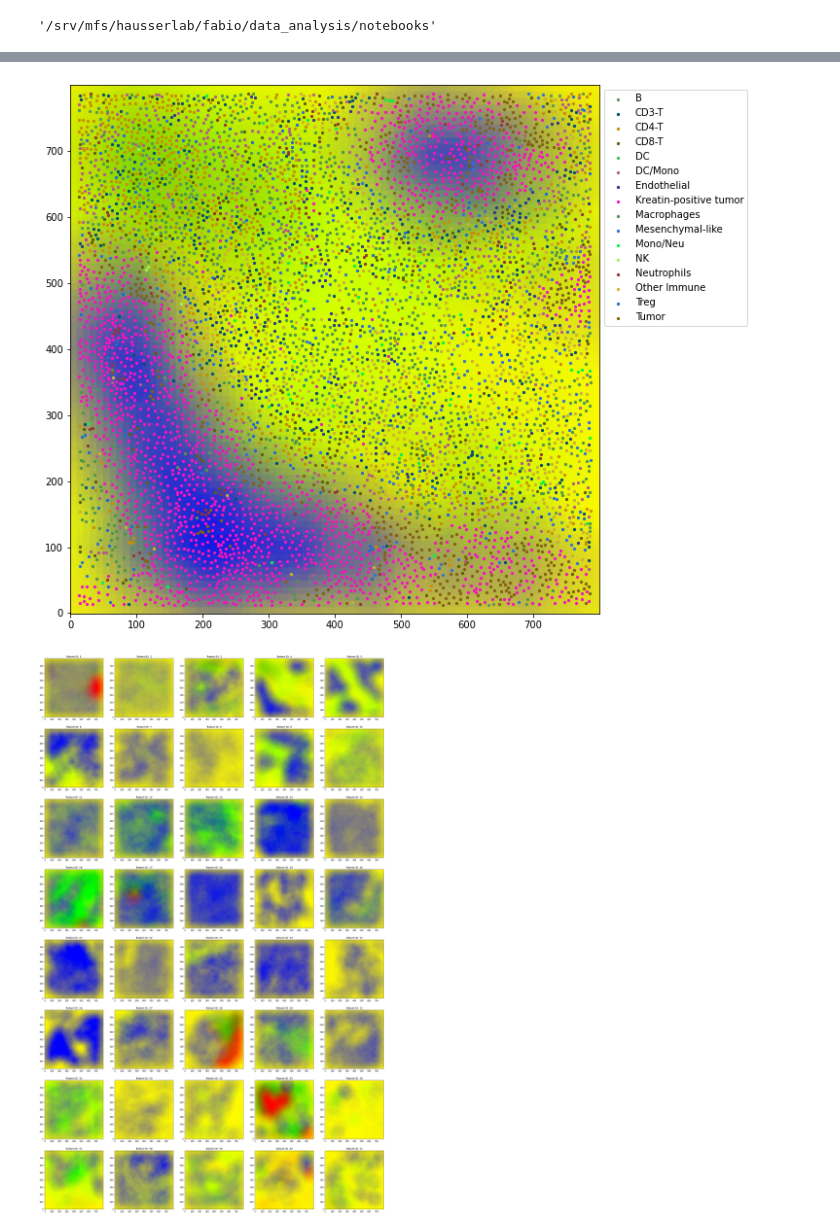
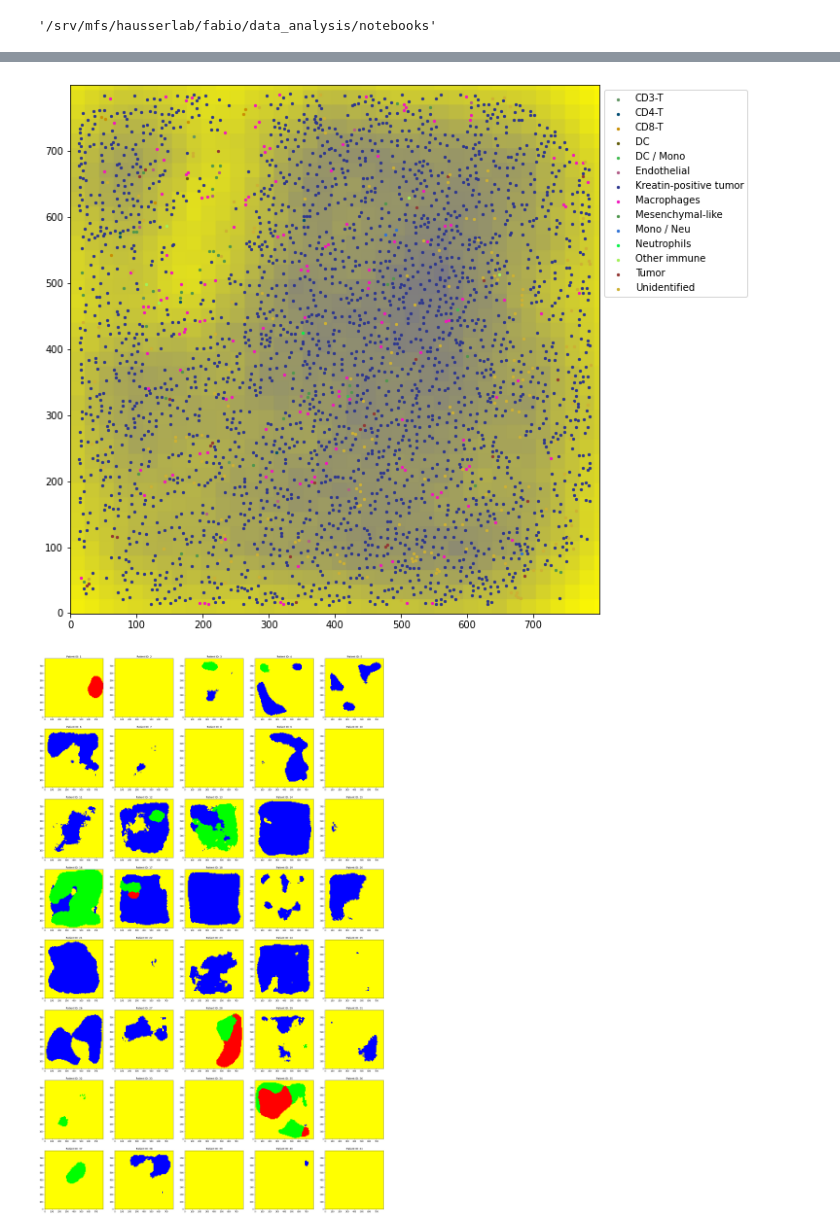
Before and after one commit to jhausserlab/NIPMAP, a Jupyter notebook: notebooks/cell_positions_visualization.ipynb, the cells around one changed output, grey strips where cells are left out. Drawn from its saved outputs; the diff is of its cells as text; code cells hidden in the pictures.

Commit message:
fixed cells labels (with david suggestions)

```diff
--- a/notebooks/cell_positions_visualization.ipynb
+++ b/notebooks/cell_positions_visualization.ipynb
@@ -21,9 +25,9 @@ from src.utils.equations import color_mapper
 # %%
-patientID = 4
-CELL_TYPES = ['Kreatin-positive tumor', 'Treg', 'CD3-T', 'Neutrophils', 'Tumor', 'B',
-              'Macrophages', 'Mesenchymal-like', 'Other Immune', 'CD8-T', 'CD4-T',
-              'Undefined', 'Mono/Neu', 'DC/Mono', 'Endothelial', 'DC', 'NK']
+patientID = 22
+CELL_TYPES = ['CD8-T', 'Other immune', 'DC / Mono', 'CD3-T', 'B', 'NK', 'Kreatin-positive tumor', 'Tumor',
+              'CD4-T', 'Mesenchymal-like', 'Macrophages', 'Endothelial', 'Tregs', 'Unidentified', 'DC', 'Mono / Neu',
+              'Neutrophils']
 cell_data = pd.read_csv("../../output/cell_positions_data/patient{}_cell_positions.csv".format(patientID))
-print(cell_data.shape)
+print(cell_data['cell_type'].unique(), len(cell_data['cell_type'].unique()))
 plot_cells_positions(cell_data, CELL_TYPES, to_plot = 'all')
 # %% [output]
@@ -32,8 +38,5 @@ plot_cells_positions(cell_data, CELL_TYPES, to_plot = 'all')
 # %%
-GRANULARITY = 10
-CELL_TYPES = ['Kreatin-positive tumor', 'Treg', 'CD3-T', 'Neutrophils', 'Tumor', 'B',
-              'Macrophages', 'Mesenchymal-like', 'Other Immune', 'CD8-T', 'CD4-T',
-              'Undefined', 'Mono/Neu', 'DC/Mono', 'Endothelial', 'DC', 'NK']
+GRANULARITY = 22
 cell_data = pd.read_csv("../../output/cell_positions_data/patient{}_cell_positions.csv".format(patientID))
 with open("pca_3d", "rb") as f:
     pca_3d = pickle.load(f)
@@ -42,9 +45,9 @@ with open("AA_3D", "rb") as f:
     AA_3D = pickle.load(f)
 plot_cells_positions(cell_data, CELL_TYPES, segment_image=True, segmentation_type='rgb', granularity=GRANULARITY, pca_obj=pca_3d, AA_obj=AA_3D, to_plot = 'all')
 # %% [output]
-[figure, old version]
+[figure, new version]
 # %%
 patient_ids = [1, 2, 3, 4, 5, 6, 7, 8, 9, 10, 11, 12, 13, 14, 15, 16, 17, 18, 19, 20, 21, 22, 23, 24, 25, 26, 27, 28, 29, 31, 32, 33, 34, 35, 36, 37, 38, 39, 40, 41]
-plot_all_tumors_cell_positions(patient_ids, CELL_TYPES, segment_image=True, segmentation_type='rgb', granularity=GRANULARITY, pca_obj=pca_3d, AA_obj=AA_3D, to_plot = [])
+plot_all_tumors_cell_positions(patient_ids, CELL_TYPES, segment_image=True, segmentation_type='hard', granularity=GRANULARITY, pca_obj=pca_3d, AA_obj=AA_3D, to_plot = [])
 # %% [output]
-[figure, old version]
+[figure, new version]
```
Also changed, not shown: parts of 2 cells of this notebook, 15 other files.
